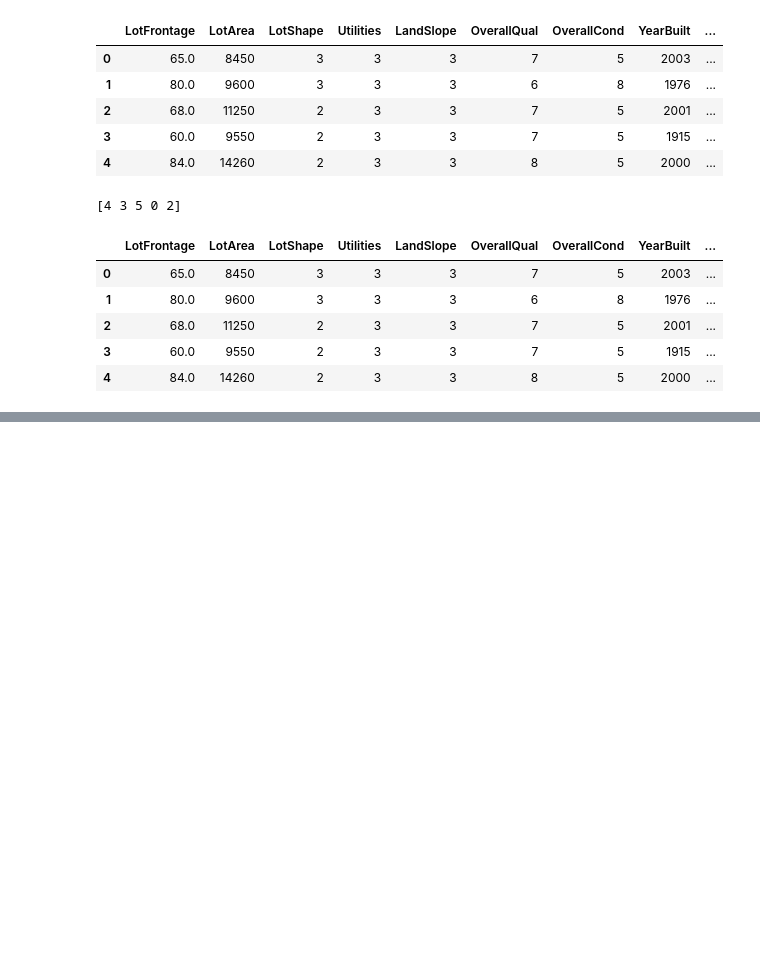
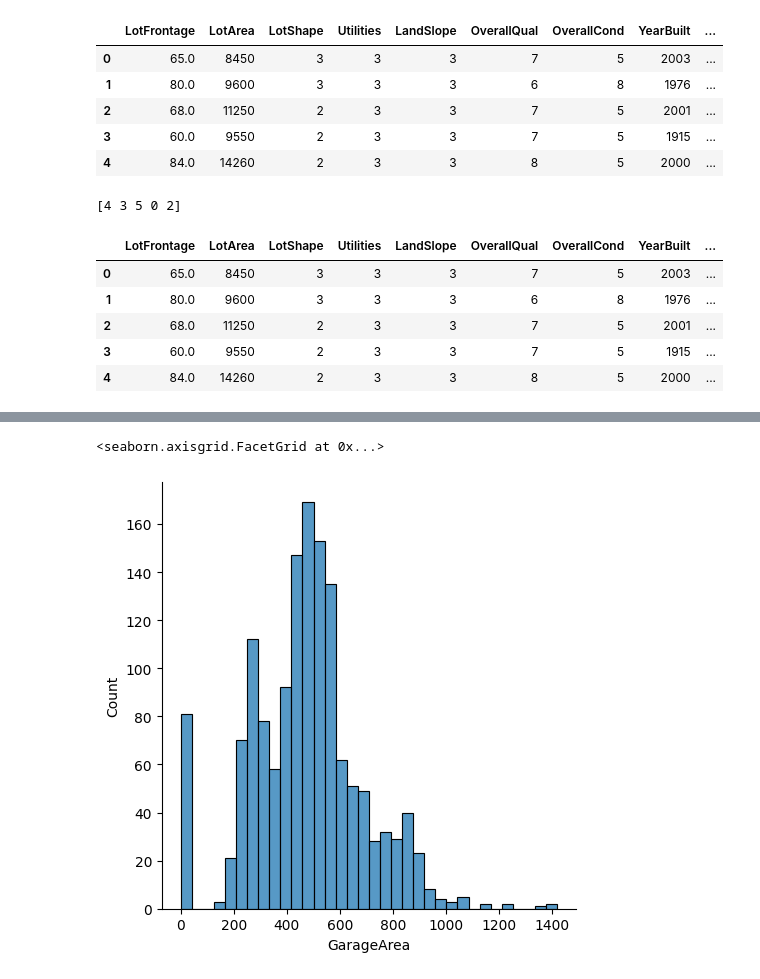
Before and after one commit to gopalrajane/machine-learning-projects, a Jupyter notebook: ames-house-prices/train.ipynb, the cells around one changed output, grey strips where cells are left out. Saved outputs shown, nothing was run; the diff lists cells and outputs as text; code cells hidden in the pictures; blank space fills up the shorter version.

```diff
--- a/ames-house-prices/train.ipynb
+++ b/ames-house-prices/train.ipynb
@@ -696,0 +779,6 @@ train.head()
+# %%
+upper_limit = train['LotFrontage'].mean() + 3*train['LotFrontage'].std()
+lower_limit = train['LotFrontage'].mean() - 3*train['LotFrontage'].std()
+
+print(upper_limit)
+print(lower_limit)
@@ -696,0 +788,20 @@ train.head()
+# %%
+train['LotFrontage'] = np.where(
+    train['LotFrontage'] > upper_limit,
+    upper_limit,
+    np.where(
+        train['LotFrontage'] < lower_limit,
+        lower_limit,
+        train['LotFrontage']
+    )
+)
+
+test['LotFrontage'] = np.where(
+    test['LotFrontage'] > upper_limit,
+    upper_limit,
+    np.where(
+        test['LotFrontage'] < lower_limit,
+        lower_limit,
+        test['LotFrontage']
+    )
+)
@@ -696,0 +817,5 @@ train.head()
+# %%
+sns.displot(train['GarageArea'])
+# %% [output]
+<seaborn.axisgrid.FacetGrid at 0x...>
+[figure, added]
```
Also changed, not shown: parts of 18 cells of this notebook.
